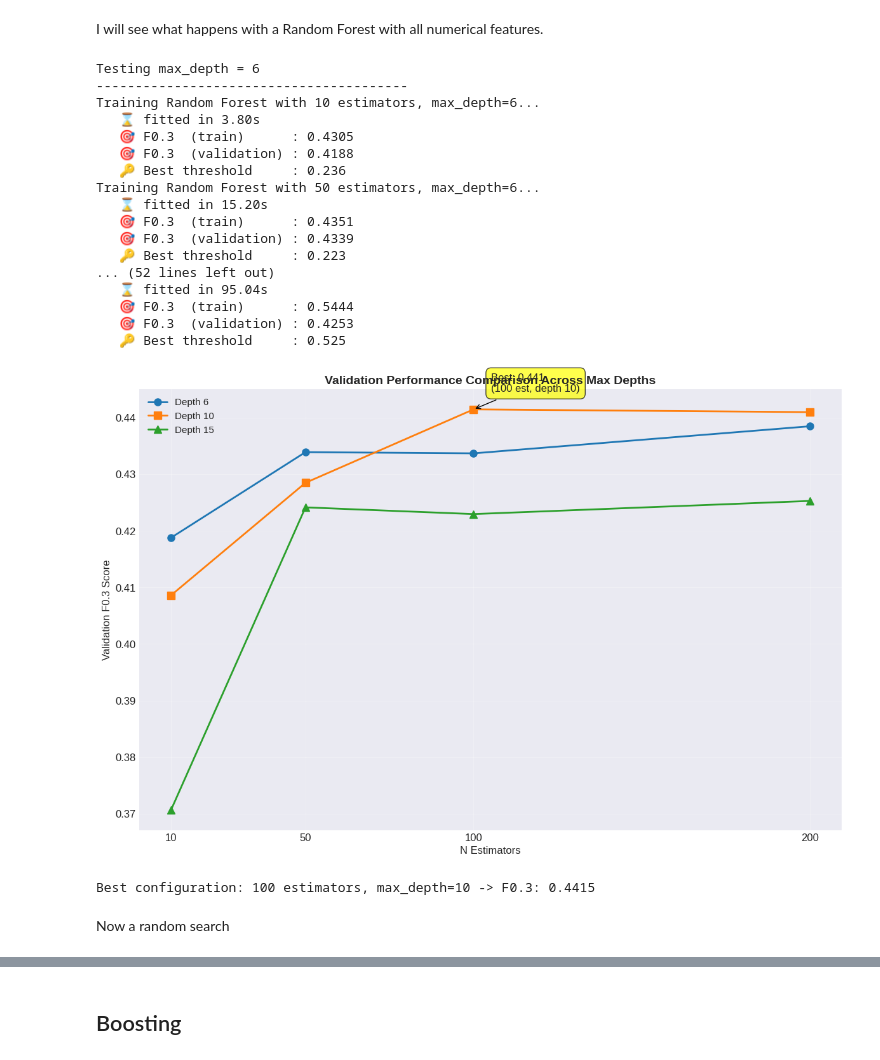
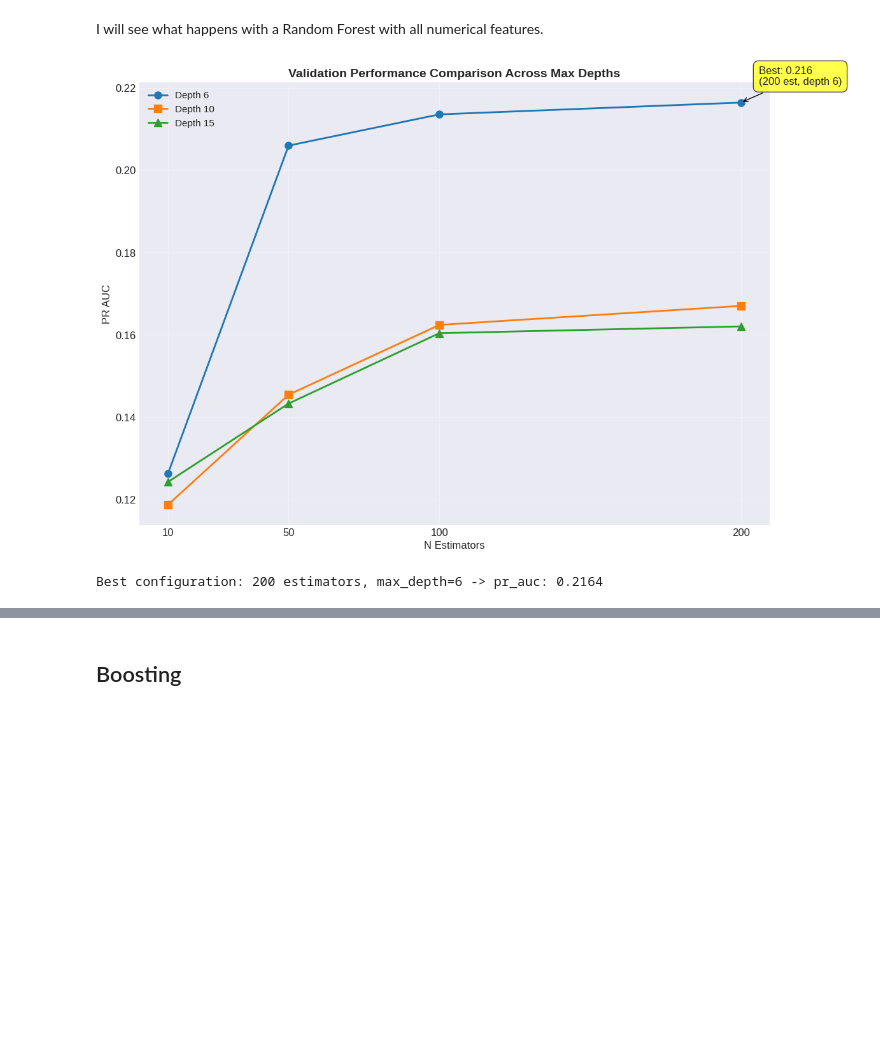
Before and after one commit to Riemann-def/zrive-ds, a Jupyter notebook: src/module_4/notebook.ipynb, the cells around one changed output, grey strips where cells are left out. Cells and saved outputs as stored; diff of their text form; code cells hidden in the pictures; blank space fills up the shorter version.

```diff
--- a/src/module_4/notebook.ipynb
+++ b/src/module_4/notebook.ipynb
@@ -1181,12 +893,0 @@ Categorical columns: ['product_type', 'vendor']
-# %%
-baseline_tree_info = {
-    'name': 'Decision Tree - All Numeric Features',
-    'features': numeric_cols,
-    'config': {
-        'max_depth': None,
-        'min_samples_split': 2,
-        'min_samples_leaf': 1,
-        'criterion': 'gini'
-    }
-}
-pipeline = evaluate_decision_tree_pipeline(X_train, y_train, X_val, y_val, baseline_tree_info)
@@ -1494,8 +933,6 @@ I'll continue with more no linear models:
 # %% [markdown]
 I will see what happens with a Random Forest with all numerical features.
 # %%
-from sklearn.ensemble import RandomForestClassifier
-
 n_estimators_list = [10, 50, 100, 200]
 max_depths = [6, 10, 15]
 
@@ -1505,13 +942,20 @@ for max_depth in max_depths:
     print(f"\nTesting max_depth = {max_depth}")
     print("-" * 40)
 
-    f03_train_scores = []
+    pr_auc_scores = []
+    roc_auc_scores = []
     f03_val_scores = []
 
     for n_estimators in n_estimators_list:
         print(f"Training Random Forest with {n_estimators} estimators, max_depth={max_depth}...")
 
-        rf_pipeline = Pipeline([
+        encoder = FrequencyEncoder()
+        preprocessor = create_column_transformer(
+            scale_numericals=False, categorical_transformer=encoder
+        )
+
+        pipeline = Pipeline([
+            ('preprocessor', preprocessor),
             ('model', RandomForestClassifier(
                 n_estimators=n_estimators,
                 max_depth=max_depth,
@@ -1520,16 +964,18 @@ for max_depth in max_depths:
             ))
         ])
 
-        rf_pipeline, f03_train, f03_val, best_threshold = fit_and_evaluate_pipeline(
-            rf_pipeline, X_train[numeric_cols], y_train,
-            X_val[numeric_cols], y_val
+        pipeline, roc_auc, pr_auc, f03_val, threshold = fit_and_evaluate_pipeline(
+            pipeline, X_train, y_train,
+            X_val, y_val
         )
 
-        f03_train_scores.append(f03_train)
+        pr_auc_scores.append(pr_auc)
+        roc_auc_scores.append(roc_auc)
         f03_val_scores.append(f03_val)
 
     results[max_depth] = {
-        'train': f03_train_scores,
+        'roc_auc': roc_auc_scores,
+        'pr_auc': pr_auc_scores,
         'val': f03_val_scores
     }
 
@@ -1540,57 +986,38 @@ markers = ['o', 's', '^', 'D']
 
 for i, max_depth in enumerate(max_depths):
     depth_label = "Unlimited" if max_depth is None else f"Depth {max_depth}"
-    plt.plot(n_estimators_list, results[max_depth]['val'],
+    plt.plot(n_estimators_list, results[max_depth]['pr_auc'],
              color=colors[i], marker=markers[i], label=f'{depth_label}',
              linewidth=2, markersize=8)
 
 plt.xlabel('N Estimators', fontsize=12)
-plt.ylabel('Validation F0.3 Score', fontsize=12)
+plt.ylabel('PR AUC', fontsize=12)
 plt.title('Validation Performance Comparison Across Max Depths', fontsize=14, fontweight='bold')
 plt.legend(fontsize=11)
 plt.grid(True, alpha=0.3)
 plt.xticks(n_estimators_list)
 
 best_score = 0
 best_config = None
 for max_depth in max_depths:
-    max_score = max(results[max_depth]['val'])
+    max_score = max(results[max_depth]['pr_auc'])
     if max_score > best_score:
         best_score = max_score
-        best_idx = results[max_depth]['val'].index(max_score)
+        best_idx = results[max_depth]['pr_auc'].index(max_score)
         best_config = (n_estimators_list[best_idx], max_depth)
 
 if best_config:
     depth_label = "Unlimited" if best_config[1] is None else best_config[1]
     plt.annotate(f'Best: {best_score:.3f}\n({best_config[0]} est, depth {depth_label})',
                 xy=(best_config[0], best_score), xytext=(20, 20),
                 textcoords='offset points', ha='left',
                 bbox=dict(boxstyle='round,pad=0.5', facecolor='yellow', alpha=0.7),
                 arrowprops=dict(arrowstyle='->', connectionstyle='arc3,rad=0'))
 
 plt.tight_layout()
 plt.show()
 
-print(f"\nBest configuration: {best_config[0]} estimators, max_depth={best_config[1]} -> F0.3: {best_score:.4f} ")
+print(f"\nBest configuration: {best_config[0]} estimators, max_depth={best_config[1]} -> pr_auc: {best_score:.4f} ")
 # %% [output]
+[figure, new version]
-Testing max_depth = 6
-----------------------------------------
-Training Random Forest with 10 estimators, max_depth=6...
-   ⌛ fitted in 3.80s
-   🎯 F0.3  (train)      : 0.4305
-   🎯 F0.3  (validation) : 0.4188
-   🔑 Best threshold     : 0.236
-Training Random Forest with 50 estimators, max_depth=6...
-   ⌛ fitted in 15.20s
-   🎯 F0.3  (train)      : 0.4351
-   🎯 F0.3  (validation) : 0.4339
-   🔑 Best threshold     : 0.223
-... (52 lines left out)
-   ⌛ fitted in 95.04s
-   🎯 F0.3  (train)      : 0.5444
-   🎯 F0.3  (validation) : 0.4253
-   🔑 Best threshold     : 0.525
+Best configuration: 200 estimators, max_depth=6 -> pr_auc: 0.2164
-[figure, old version]
-Best configuration: 100 estimators, max_depth=10 -> F0.3: 0.4415
-# %% [markdown]
-Now a random search
```
Also changed, not shown: parts of 56 cells of this notebook.
